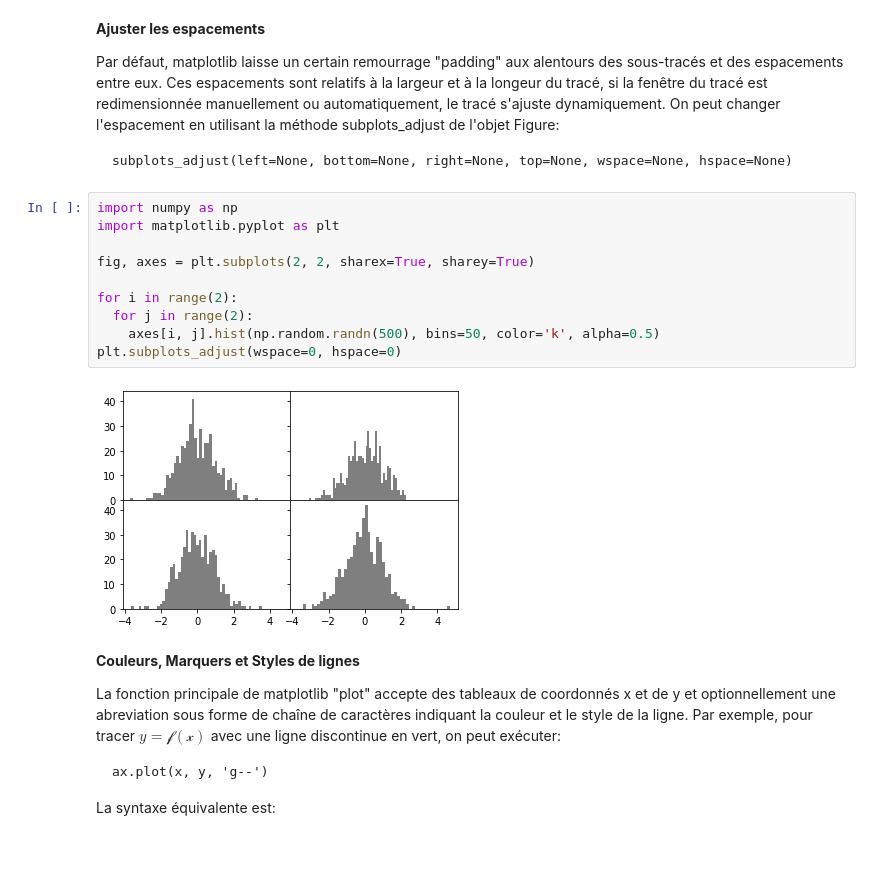
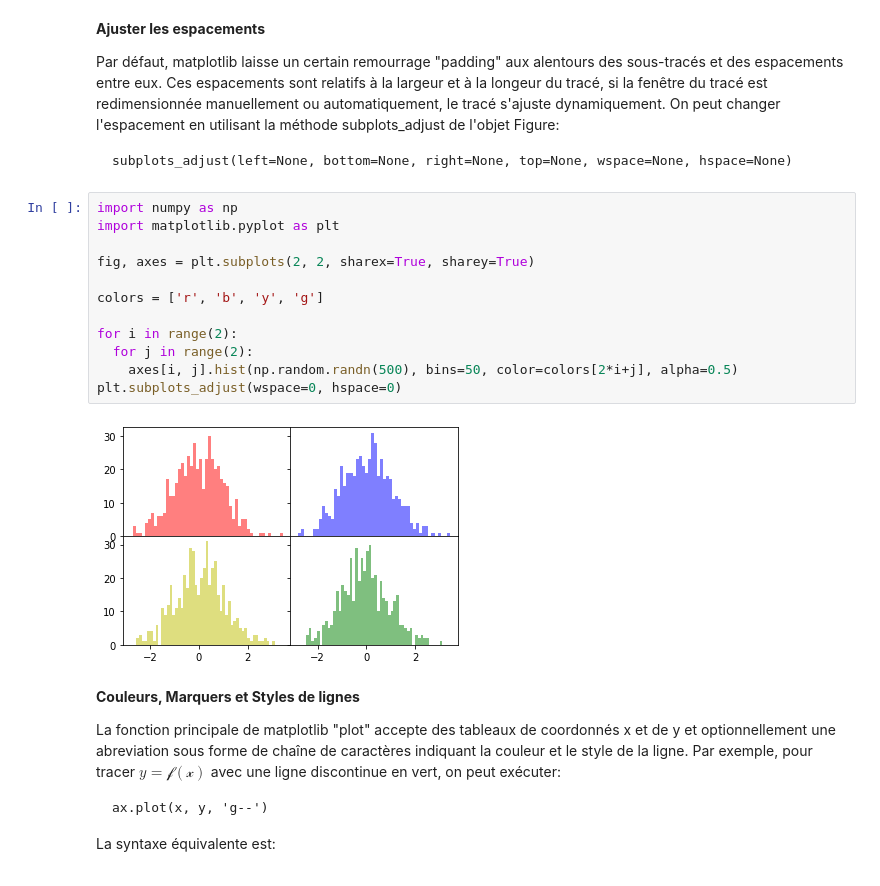
Before and after one commit to yeladlouni/m2i, a Jupyter notebook: matplotlib/notebooks/matplotlib.ipynb, the cells around one changed output. Saved outputs shown, nothing was run; the diff lists cells and outputs as text.

```diff
--- a/matplotlib/notebooks/matplotlib.ipynb
+++ b/matplotlib/notebooks/matplotlib.ipynb
@@ -140,15 +136,17 @@ subplots_adjust(left=None, bottom=None, right=None, top=None, wspace=None, hspac
 # %%
 import numpy as np
 import matplotlib.pyplot as plt
 
 fig, axes = plt.subplots(2, 2, sharex=True, sharey=True)
 
+colors = ['r', 'b', 'y', 'g']
+
 for i in range(2):
   for j in range(2):
-    axes[i, j].hist(np.random.randn(500), bins=50, color='k', alpha=0.5)
+    axes[i, j].hist(np.random.randn(500), bins=50, color=colors[2*i+j], alpha=0.5)
 plt.subplots_adjust(wspace=0, hspace=0)
 # %% [output]
-[figure, old version]
+[figure, new version]
 # %% [markdown]
 **Couleurs, Marquers et Styles de lignes**
 
```
Also changed, not shown: parts of 42 cells of this notebook, 2 other files.
